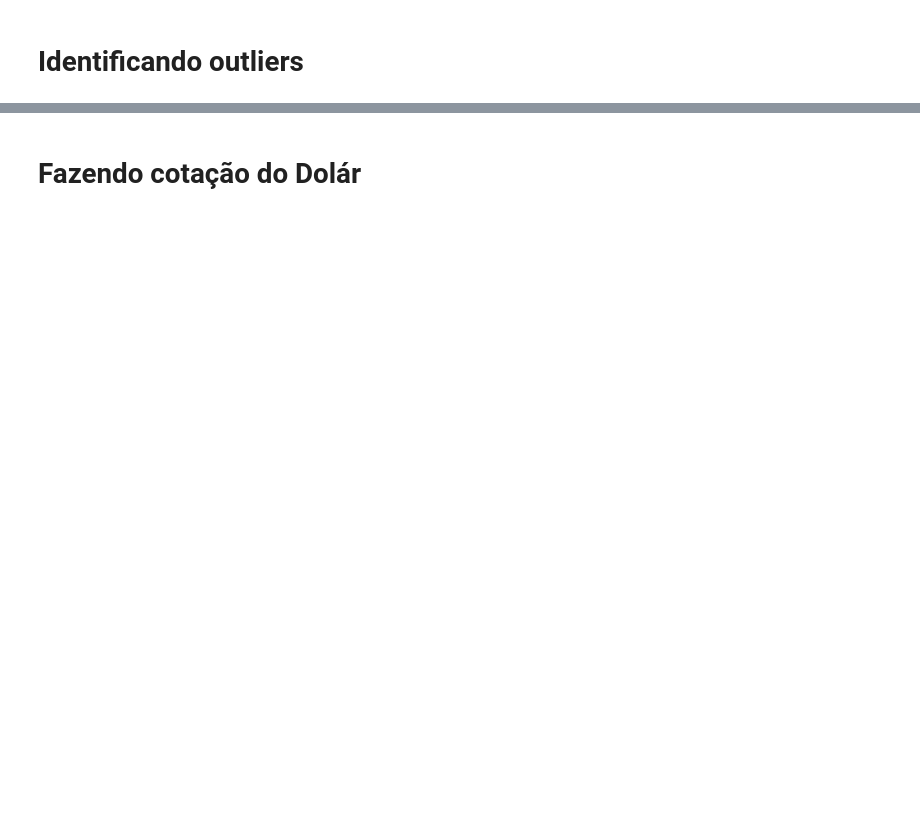
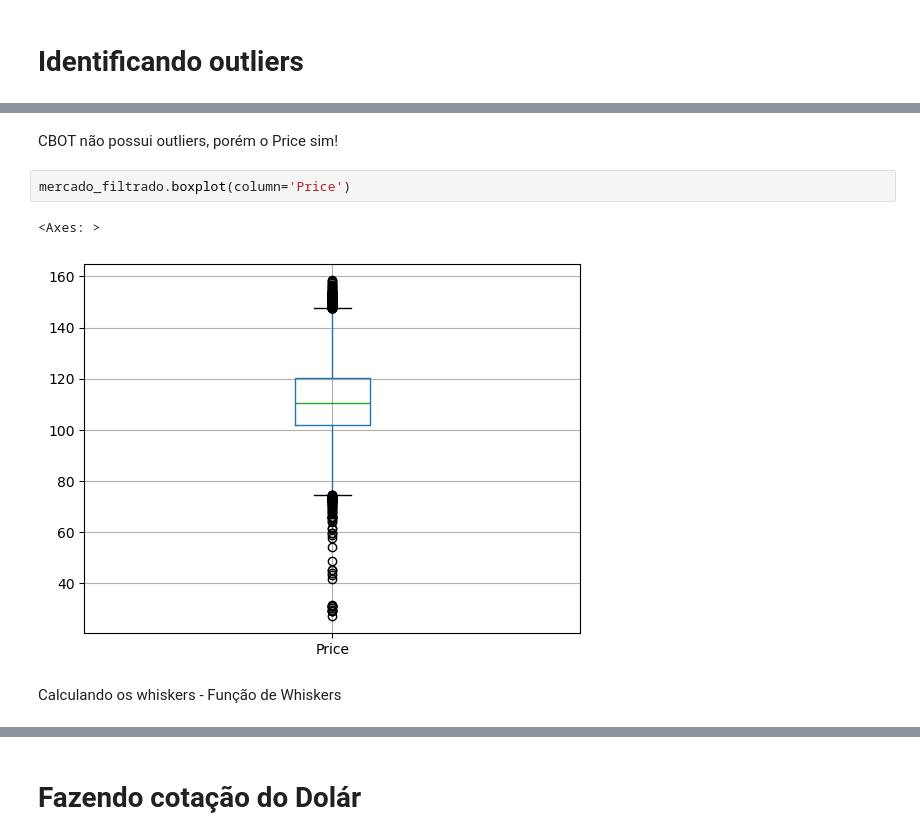
Before and after one commit to Miguelmdcc/Desafio_IA, a Jupyter notebook: Code/main.ipynb, the cells around one changed output, grey strips where cells are left out. Drawn from its saved outputs; the diff is of its cells as text; blank space fills up the shorter version.

```diff
--- a/Code/main.ipynb
+++ b/Code/main.ipynb
@@ -177,0 +204,9 @@ soja.plot(x='Date', y='Price', kind='line', title='Preço do Soja', xlabel='Data
+# %% [markdown]
+CBOT não possui outliers, porém o Price sim!
+# %%
+mercado_filtrado.boxplot(column='Price')
+# %% [output]
+<Axes: >
+[figure, added]
+# %% [markdown]
+Calculando os whiskers - Função de Whiskers
```
Also changed, not shown: parts of 41 cells of this notebook.
